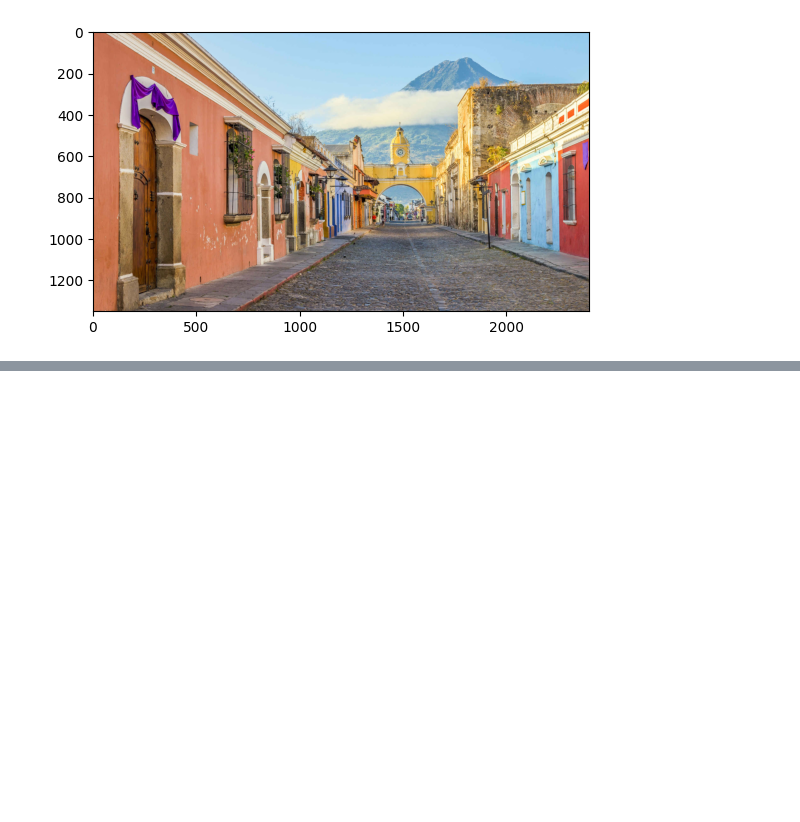
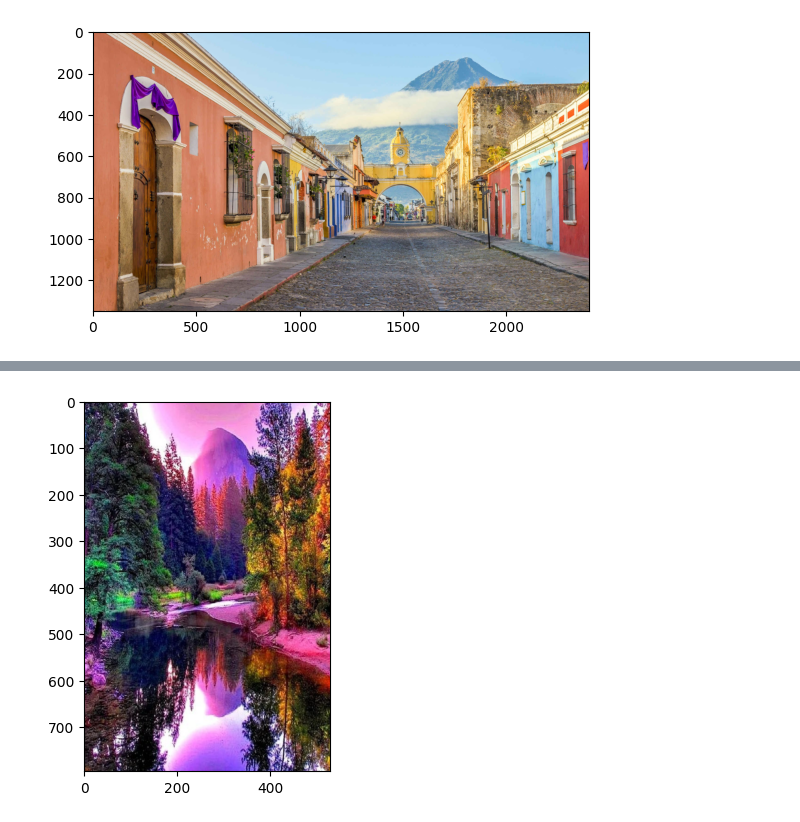
Before and after one commit to LeoContreras8/Lab1, a Jupyter notebook: laboratorio1_LeonelContreras.ipynb, the cells around one changed output, grey strips where cells are left out. Drawn from its saved outputs; the diff is of its cells as text; code cells hidden in the pictures; blank space fills up the shorter version.

```diff
--- a/laboratorio1_LeonelContreras.ipynb
+++ b/laboratorio1_LeonelContreras.ipynb
@@ -135,0 +174,4 @@ El valor de color ingresado es inválido,debe ser: 1,2,3,10,20 ó 30, esta es la
+# %%
+ConstruccionImagen("imagen2_salida_gray_rojo.jpg","imagen2_salida_gray_verde.jpg","imagen2_salida_gray_azul.jpg")
+# %% [output]
+[figure, added]
```
Also changed, not shown: parts of 4 cells of this notebook, 1 other file.
